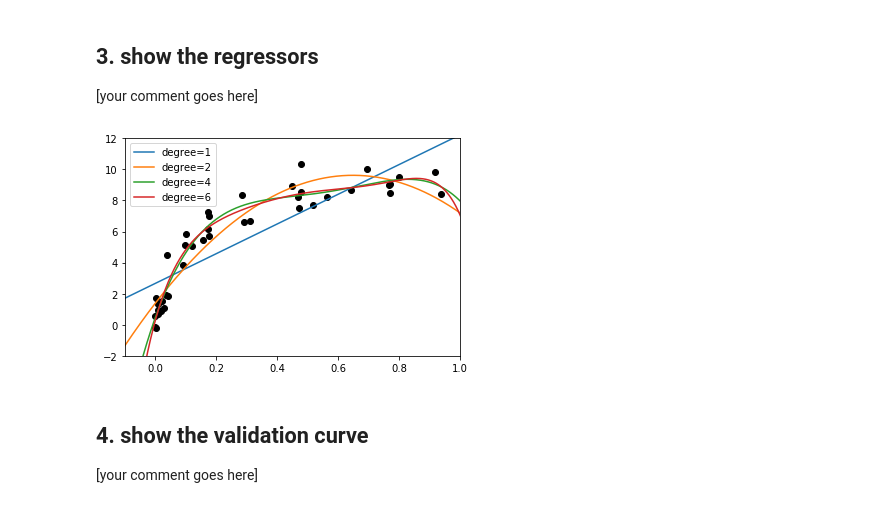
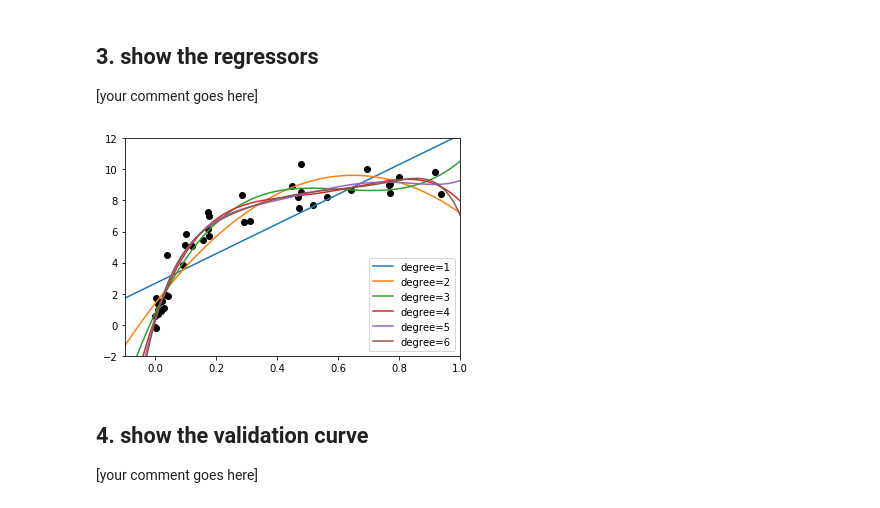
Before and after one commit to jmodinger/dami, a Jupyter notebook: mod6/DAMI-Mod6.ipynb, the cells around one changed output. Cells and saved outputs as stored; diff of their text form; code cells hidden in the pictures.

```diff
--- a/mod6/DAMI-Mod6.ipynb
+++ b/mod6/DAMI-Mod6.ipynb
@@ -52,8 +52,8 @@ def PolynomialRegression(degree=2, **kwargs):
 X_test = np.linspace(-0.1, 1.1, 500)[:, None]
 
 axis = plt.axis()
-#For loop to create 4 different pipelines, fit, predict and plot them
-for degree in [1, 2, 4, 6]:
+#For loop to create 6 different pipelines, fit, predict and plot them
+for degree in [1, 2, 3, 4, 5, 6]:
     y_test = PolynomialRegression(degree).fit(X, y).predict(X_test)
     plt.plot(X_test.ravel(), y_test, label='degree={0}'.format(degree))
 plt.xlim(-0.1, 1.0)
@@ -68,17 +68,20 @@ plt.legend(loc='best');
 # %%
 # your code goes here
 
+#The graphic shows the over- and underfitting of the graphs.
+#Degree 1 is not precise enough and does not adapt itself to the flow of the data points.
+#Degree 6 is to precise and adapts itself to to many data points.
+
 plt.scatter(X.ravel(), y, color='black')
 axis = plt.axis()
-#For loop to create 4 different pipelines, fit, predict and plot them
-for degree in [1, 2, 4, 6]:
+for degree in [1, 2, 3, 4, 5, 6]:
     y_test = PolynomialRegression(degree).fit(X, y).predict(X_test)
     plt.plot(X_test.ravel(), y_test, label='degree={0}'.format(degree))
 plt.xlim(-0.1, 1.0)
 plt.ylim(-2, 12)
 plt.legend(loc='best');
 # %% [output]
-[figure, old version]
+[figure, new version]
 # %% [markdown]
 ## 4. show the validation curve
 
```
Also changed, not shown: parts of 3 cells of this notebook.
